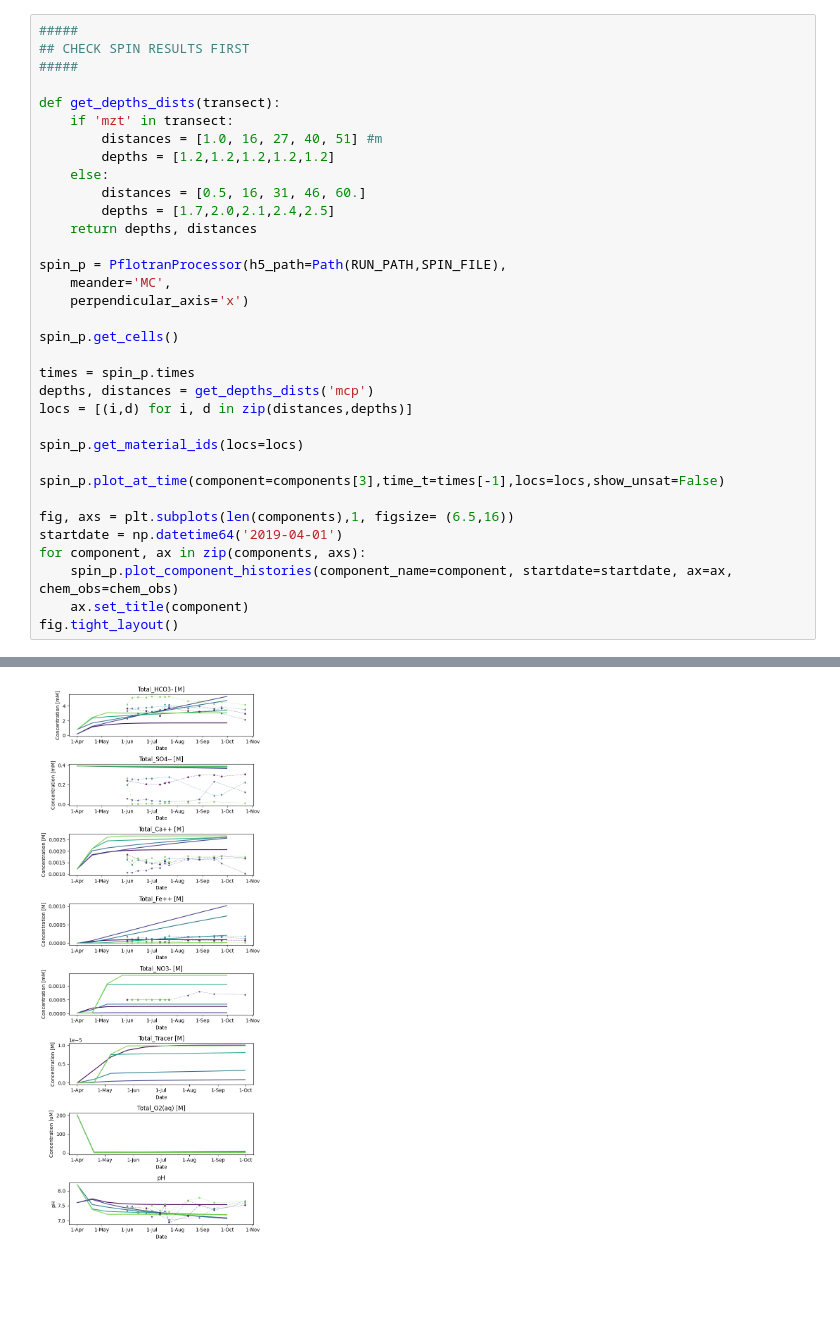
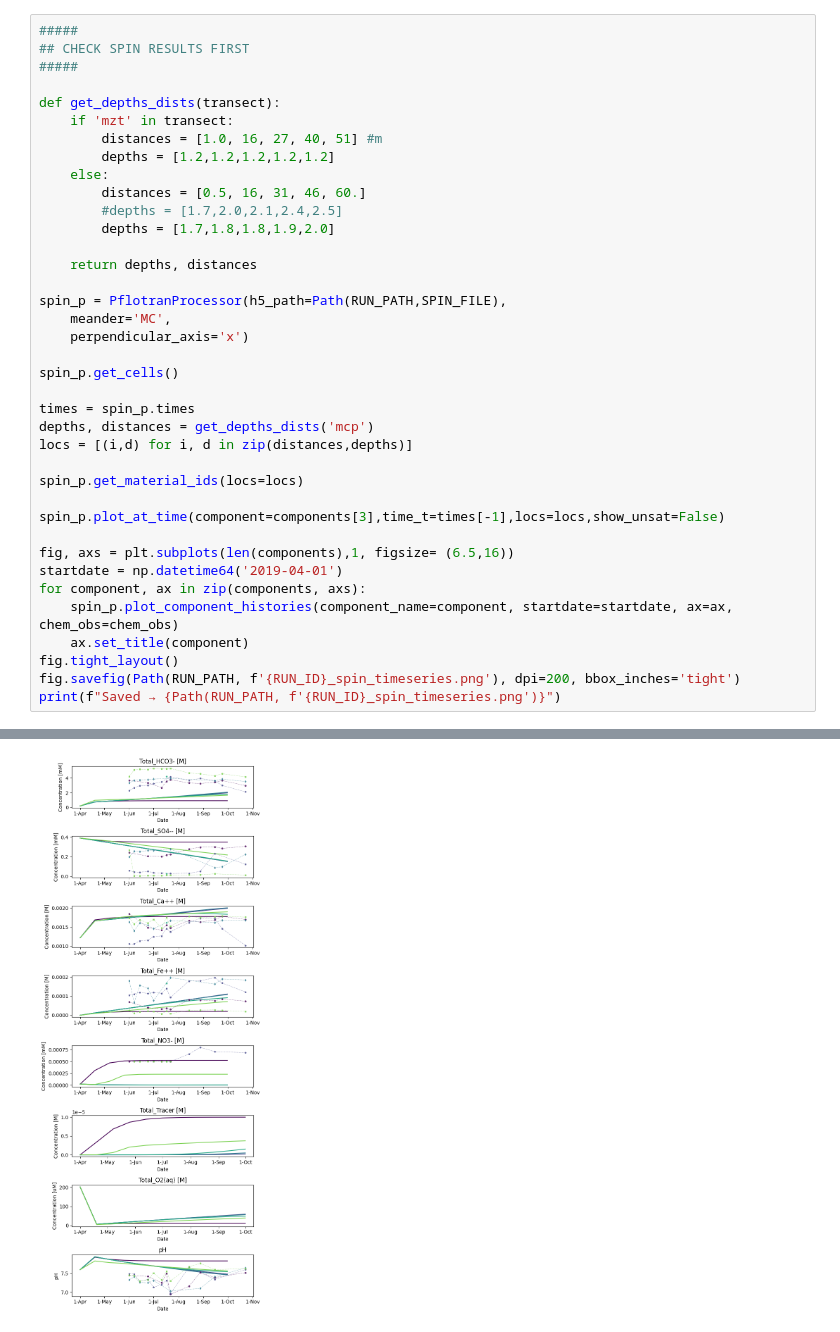
Before and after one commit to deweycw/dewey-etal_meanders, a Jupyter notebook: calibration/check_calibration_results.ipynb, the cells around one changed output, grey strips where cells are left out. Drawn from its saved outputs; the diff is of its cells as text; blank space fills up the shorter version.

```diff
--- a/calibration/check_calibration_results.ipynb
+++ b/calibration/check_calibration_results.ipynb
@@ -60,7 +65,9 @@ def get_depths_dists(transect):
         depths = [1.2,1.2,1.2,1.2,1.2]
     else:
         distances = [0.5, 16, 31, 46, 60.]
-        depths = [1.7,2.0,2.1,2.4,2.5]
+        #depths = [1.7,2.0,2.1,2.4,2.5]
+        depths = [1.7,1.8,1.8,1.9,2.0]
+
     return depths, distances
 
 spin_p = PflotranProcessor(h5_path=Path(RUN_PATH,SPIN_FILE),
@@ -83,6 +90,8 @@ for component, ax in zip(components, axs):
     spin_p.plot_component_histories(component_name=component, startdate=startdate, ax=ax, chem_obs=chem_obs)
     ax.set_title(component)
 fig.tight_layout()
+fig.savefig(Path(RUN_PATH, f'{RUN_ID}_spin_timeseries.png'), dpi=200, bbox_inches='tight')
+print(f"Saved → {Path(RUN_PATH, f'{RUN_ID}_spin_timeseries.png')}")
 # %% [output]
 min value for Material_ID: 0.000E+00
 max value for Material_ID: 2.000E+00
@@ -94,4 +104,4 @@ Warning: Could not infer observation name for 'Total_Tracer [M]'
-[figure, old version]
+[figure, new version]
 # %%
 trans_p = PflotranProcessor(h5_path=Path(RUN_PATH,TRANS_FILE),
     meander='MC',
```
Also changed, not shown: parts of 5 cells of this notebook, 59 other files.
